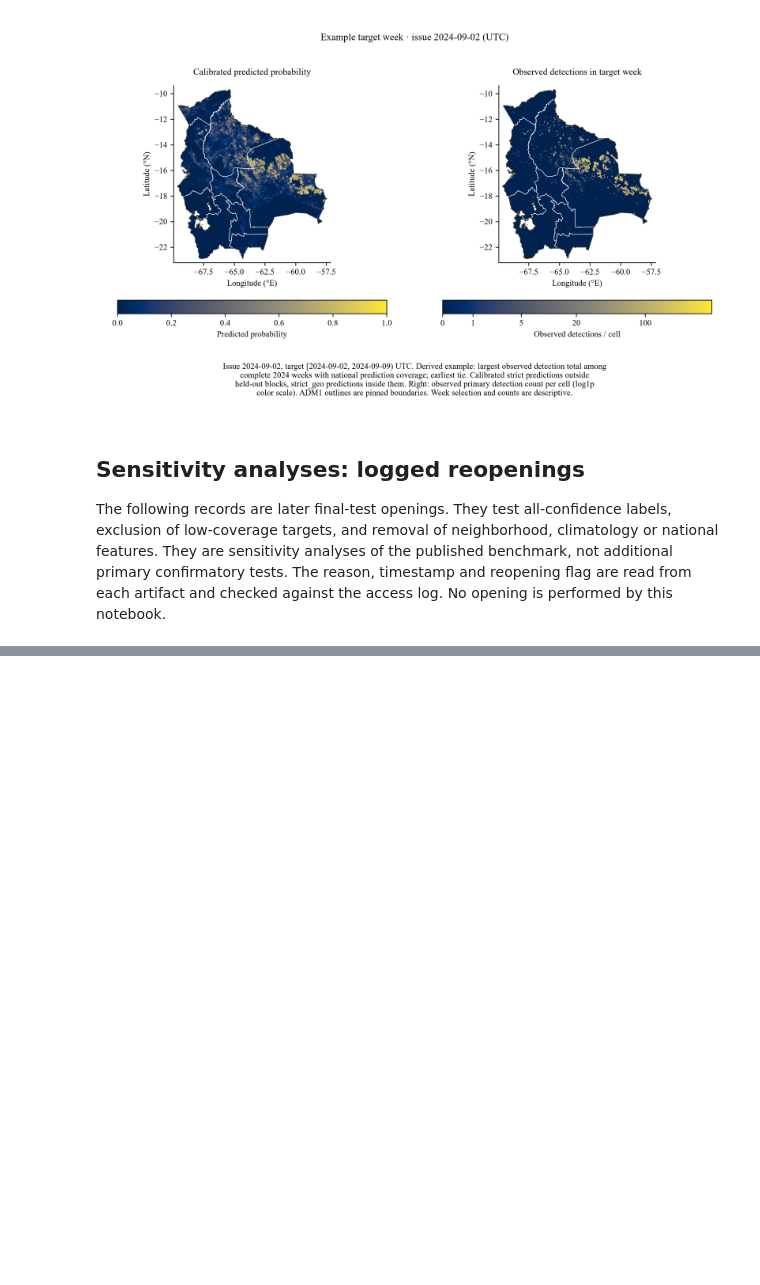
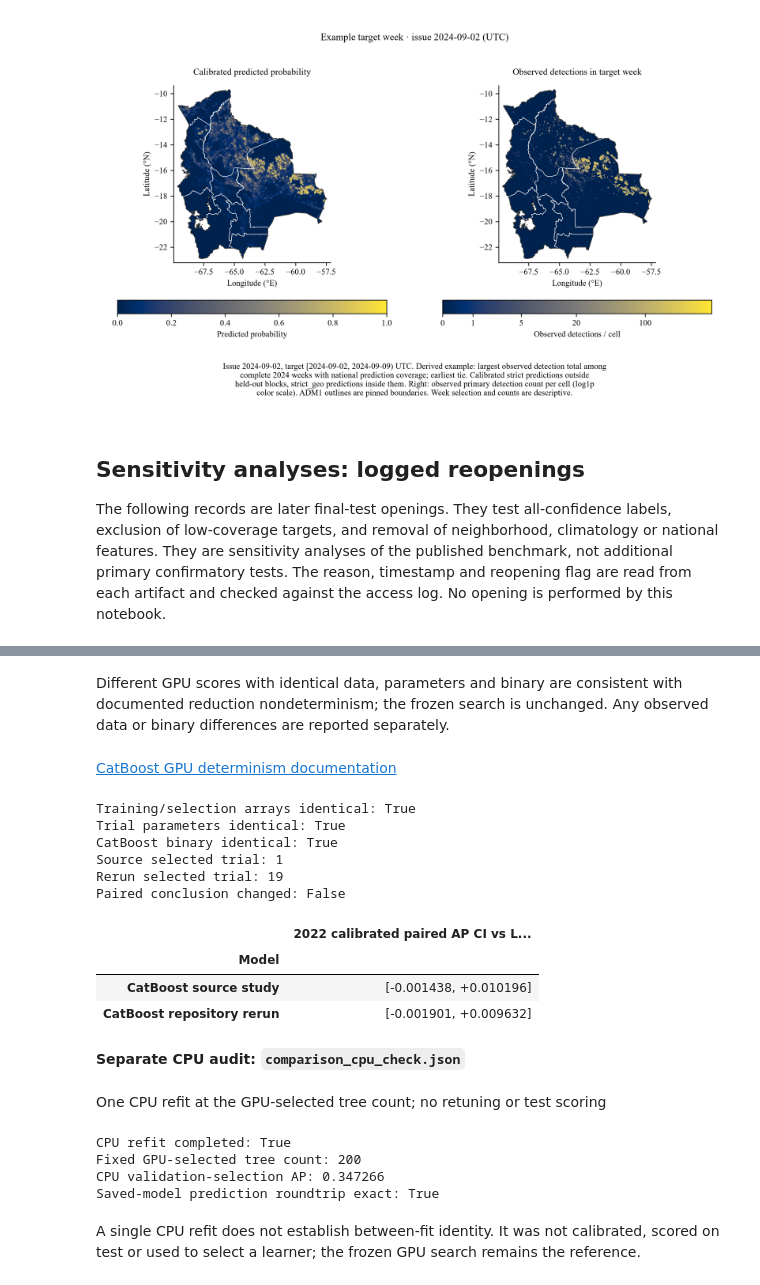
Before and after one commit to Cupesi/bolivia-fire, a Jupyter notebook: notebooks/04_evaluation.ipynb, the cells around one changed output, grey strips where cells are left out. Drawn from its saved outputs; the diff is of its cells as text; code cells hidden in the pictures; blank space fills up the shorter version.

```diff
--- a/notebooks/04_evaluation.ipynb
+++ b/notebooks/04_evaluation.ipynb
@@ -492,0 +503,63 @@ The alternative-learner final-test comparison is pending; available preparation
+# %%
+comparison_audit = comparison_record("determinism_audit")
+comparison_reproduction = comparison_record("reproduction")
+catboost_reproduction = comparison_reproduction["catboost_selection"]
+display(Markdown(comparison_audit["interpretation"]))
+display(Markdown(f"[CatBoost GPU determinism documentation]({comparison_audit['reference']})"))
+print("Training/selection arrays identical:", all(
+    item["identical"] for item in comparison_audit["array_identity"].values()
+))
+print("Trial parameters identical:", all(
+    item["identical"] for item in comparison_audit["trial_parameters"].values()
+))
+print("CatBoost binary identical:", comparison_audit["catboost_binary_identical"])
+print("Source selected trial:", catboost_reproduction["source_trial"])
+print("Rerun selected trial:", catboost_reproduction["rerun_trial"])
+print("Paired conclusion changed:", catboost_reproduction["paired_conclusion_changed"])
+comparison_table(
+    [
+        {
+            "Model": label,
+            "2022 calibrated paired AP CI vs LightGBM (95%)": interval_text(
+                catboost_reproduction[key], signed=True
+            ),
+        }
+        for label, key in (
+            ("CatBoost source study", "source_paired_calibrated_ap_interval"),
+            ("CatBoost repository rerun", "rerun_paired_calibrated_ap_interval"),
+        )
+    ]
+)
+comparison_cpu = comparison_record("cpu_check")
+display(Markdown("**Separate CPU audit: `comparison_cpu_check.json`**"))
+display(Markdown(comparison_cpu["scope"]))
+print("CPU refit completed:", comparison_cpu["completed"])
+print("Fixed GPU-selected tree count:", comparison_cpu["fixed_gpu_tree_count"])
+print("CPU validation-selection AP:", f"{comparison_cpu['val_select']['average_precision']:.6f}")
+print("Saved-model prediction roundtrip exact:", comparison_cpu["prediction_roundtrip_exact"])
+display(
+    Markdown(
+        "A single CPU refit does not establish between-fit identity. It was not calibrated, "
+        "scored on test or used to select a learner; the frozen GPU search remains the reference."
+    )
+)
+# %% [output]
+Different GPU scores with identical data, parameters and binary are consistent with documented reduction nondeterminism; the frozen search is unchanged. Any observed data or binary differences are reported separately.
+[CatBoost GPU determinism documentation](https://catboost.ai/docs/en/features/training-on-gpu)
+Training/selection arrays identical: True
+Trial parameters identical: True
+CatBoost binary identical: True
+Source selected trial: 1
+Rerun selected trial: 19
+Paired conclusion changed: False
+|  | 2022 calibrated paired AP CI vs L... |
+| Model |  |
+| CatBoost source study | [-0.001438, +0.010196] |
+| CatBoost repository rerun | [-0.001901, +0.009632] |
+**Separate CPU audit: `comparison_cpu_check.json`**
+One CPU refit at the GPU-selected tree count; no retuning or test scoring
+CPU refit completed: True
+Fixed GPU-selected tree count: 200
+CPU validation-selection AP: 0.347266
+Saved-model prediction roundtrip exact: True
+A single CPU refit does not establish between-fit identity. It was not calibrated, scored on test or used to select a learner; the frozen GPU search remains the reference.
```
Also changed, not shown: parts of 8 cells of this notebook.
